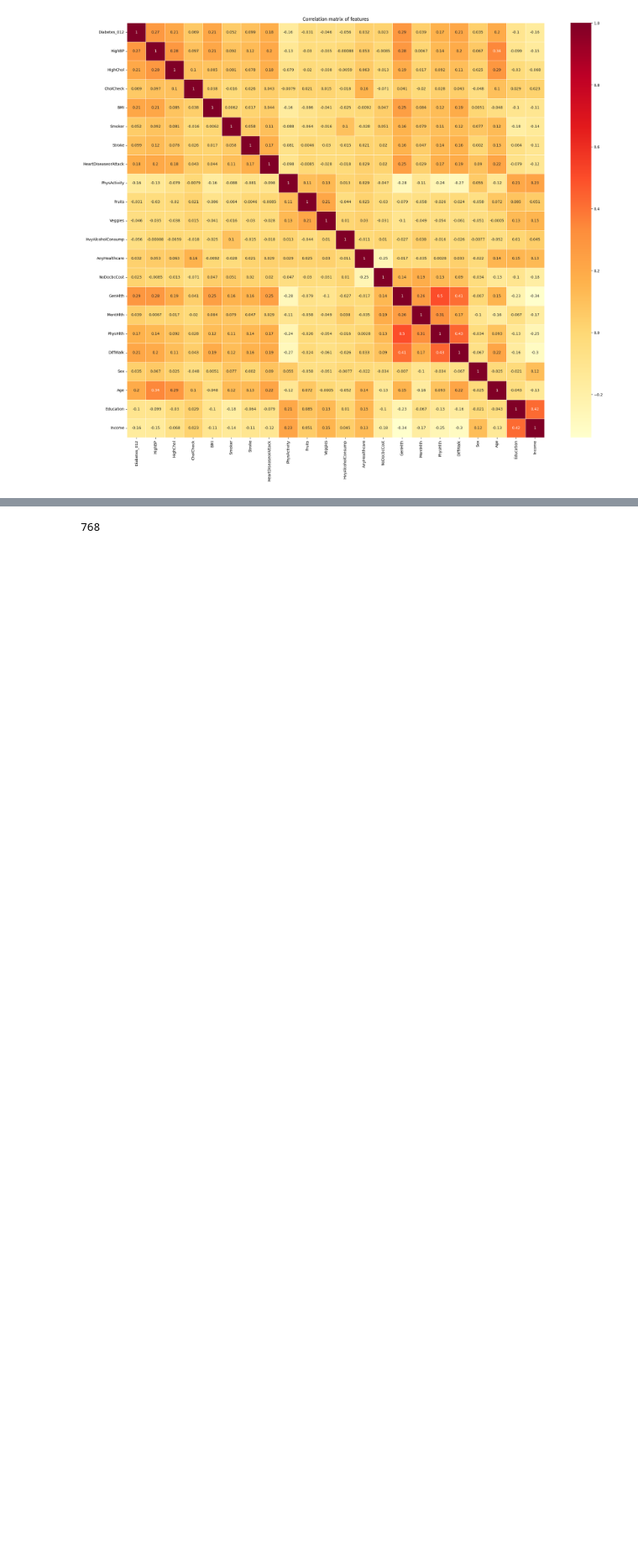
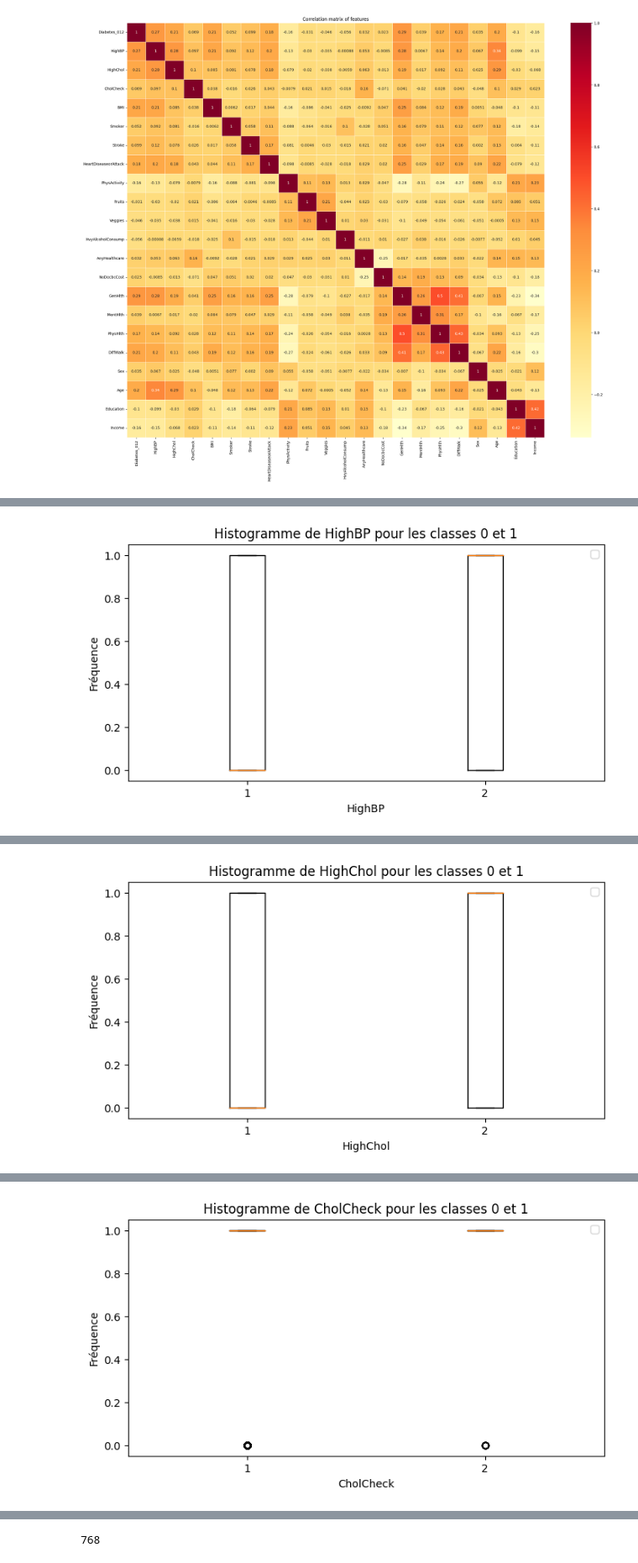
Before and after one commit to LeilaHbb16/Project-AMSD1, a Jupyter notebook: Random_forrest.ipynb, the cells around one changed output, grey strips where cells are left out. Shown at 84% size. Saved outputs shown, nothing was run; the diff lists cells and outputs as text; code cells hidden in the pictures; blank space fills up the shorter version.

```diff
--- a/Random_forrest.ipynb
+++ b/Random_forrest.ipynb
@@ -115,0 +151,10 @@ plt.show()
+# %%
+for col in data.columns[1:]:  # Excluez la colonne 'Target'
+    plt.figure(figsize=(8, 4))
+    plt.boxplot([X_0[col], X_1[col]])
+    plt.title(f'Histogramme de {col} pour les classes 0 et 1')
+    plt.xlabel(col)
+    plt.ylabel('Fréquence')
+    plt.legend(loc='upper right')
+    plt.show()
+# %% [output]
@@ -115,0 +162 @@ plt.show()
+[figure, added]
@@ -115,0 +164 @@ plt.show()
+[figure, added]
@@ -115,0 +166 @@ plt.show()
+[figure, added]
```
Also changed, not shown: parts of 11 cells of this notebook.
